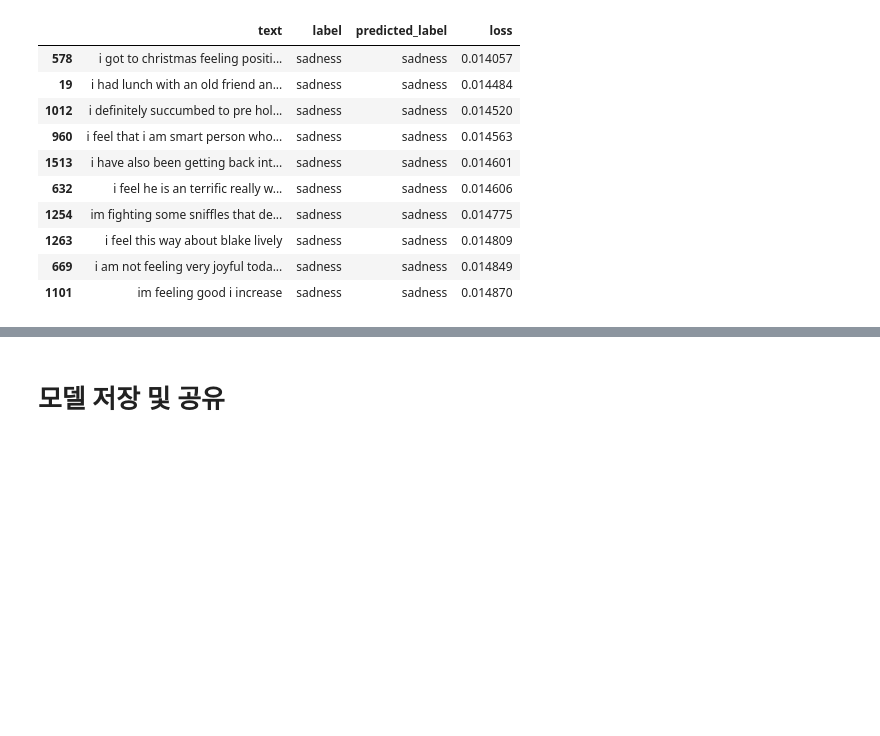
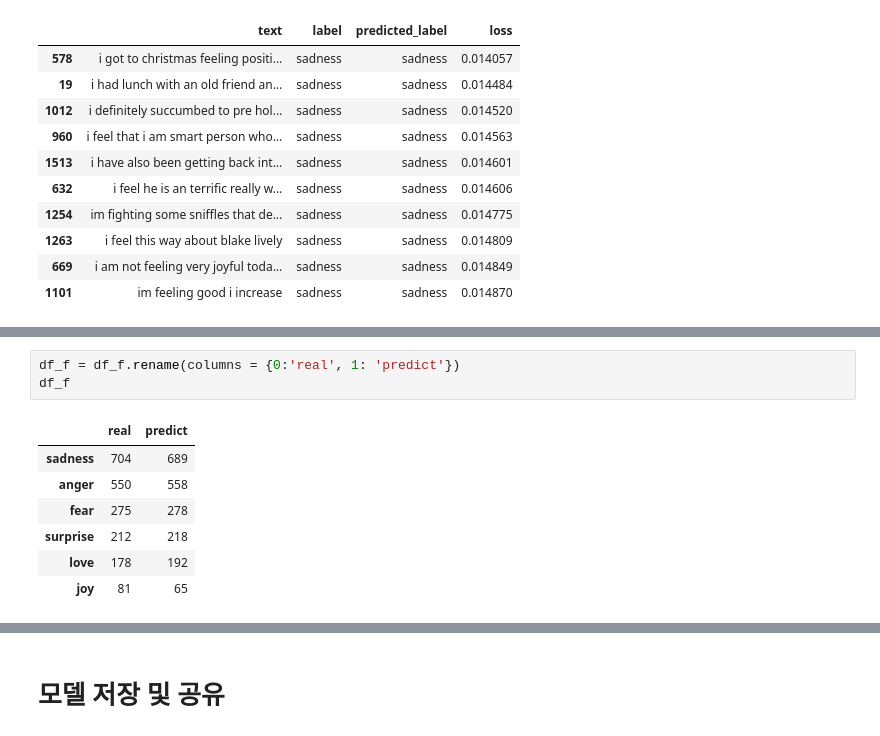
Before and after one commit to hr1588/NLP, a Jupyter notebook: nlp_ch2.ipynb, the cells around one changed output, grey strips where cells are left out. Drawn from its saved outputs; the diff is of its cells as text; blank space fills up the shorter version.

```diff
--- a/nlp_ch2.ipynb
+++ b/nlp_ch2.ipynb
@@ -591,0 +591,11 @@ Dataset({
+# %%
+df_f = df_f.rename(columns = {0:'real', 1: 'predict'})
+df_f
+# %% [output]
+|  | real | predict |
+| sadness | 704 | 689 |
+| anger | 550 | 558 |
+| fear | 275 | 278 |
+| surprise | 212 | 218 |
+| love | 178 | 192 |
+| joy | 81 | 65 |
```
Also changed, not shown: parts of 11 cells of this notebook.
